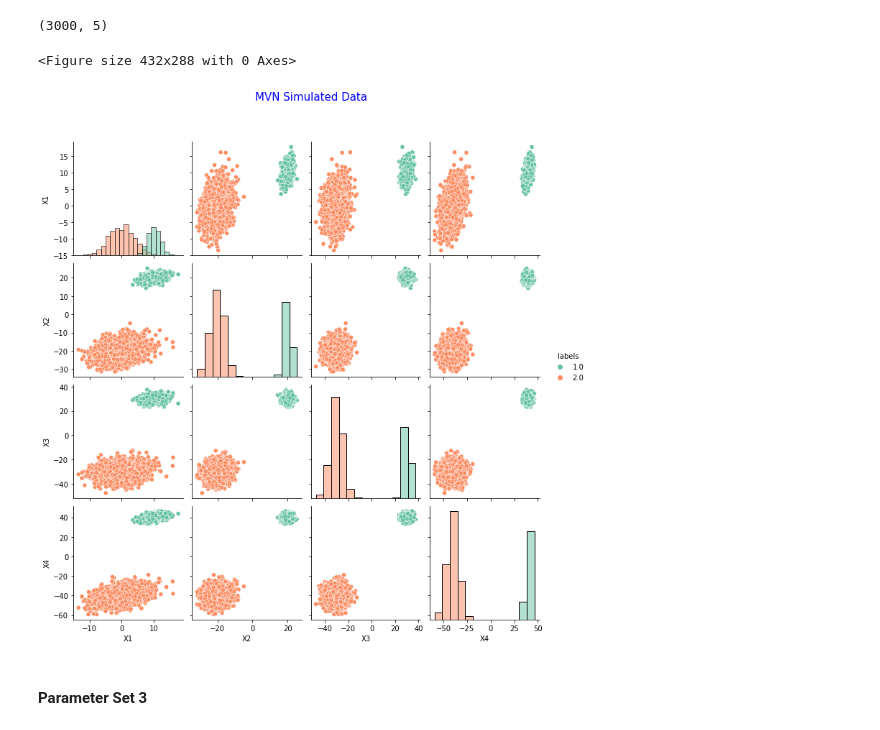
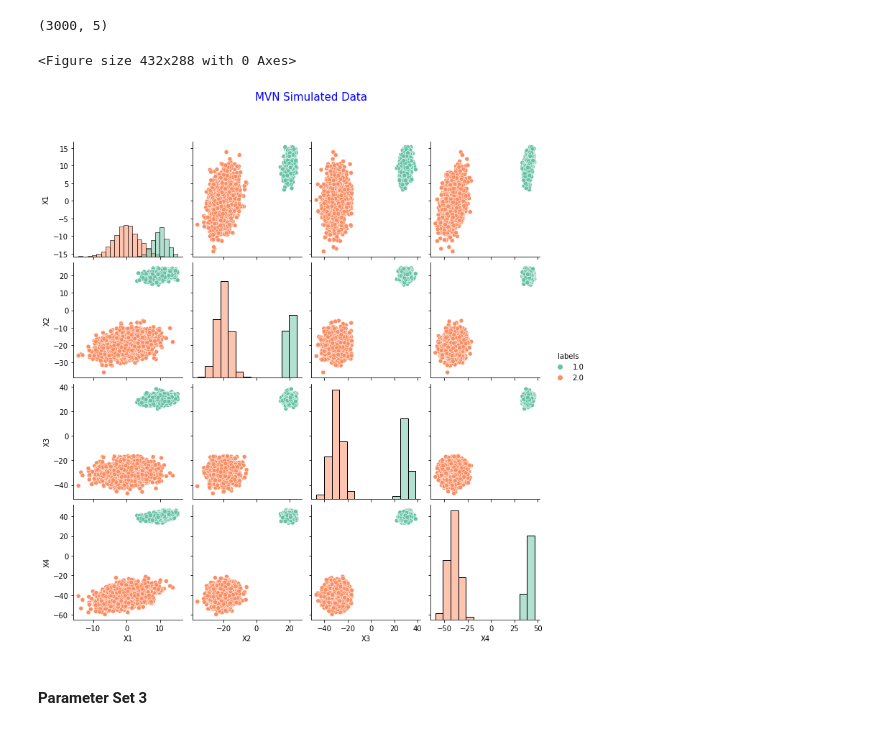
Before and after one commit to lcipolina/ML_Fundamentals, a Jupyter notebook: Exersise_2a_task1.ipynb, the cells around one changed output. Cells and saved outputs as stored; diff of their text form; code cells hidden in the pictures.

```diff
--- a/Exersise_2a_task1.ipynb
+++ b/Exersise_2a_task1.ipynb
@@ -153,7 +153,7 @@ correl = [(1.0, 0.3, 0.2, 0.4),
 n_1 = 1000
 n_2 = 2000
 
-dfM = mvn(mean1 = mu1, mean2 = mu2, stdev1 = stdev_1, stdev2 = stdev_2, corr = correl, n1 = n_1, n2 = n_2)
-dfM.head()
+dfM2 = mvn(mean1 = mu1, mean2 = mu2, stdev1 = stdev_1, stdev2 = stdev_2, corr = correl, n1 = n_1, n2 = n_2)
+dfM2.head()
 # %% [output]
 |  | X1 | X2 | X3 | X4 | labels |
@@ -169,14 +169,14 @@ dfM.shape
 # %%
 # Plot Multivariate Distributions
 
 # Pairplot
 plt.figure(0)
-f0 = sns.pairplot(dfM, hue="labels", palette="Set2", diag_kind="hist")
+f0 = sns.pairplot(dfM2, hue="labels", palette="Set2", diag_kind="hist")
 f0.fig.suptitle("MVN Simulated Data", y=1.08, color="#0000ff", fontsize=15)
 plt.show()
 # %% [output]
 <Figure size 432x288 with 0 Axes>
-[figure, old version]
+[figure, new version]
 # %% [markdown]
 #### Parameter Set 3
 # %%
```
Also changed, not shown: parts of 20 cells of this notebook.
